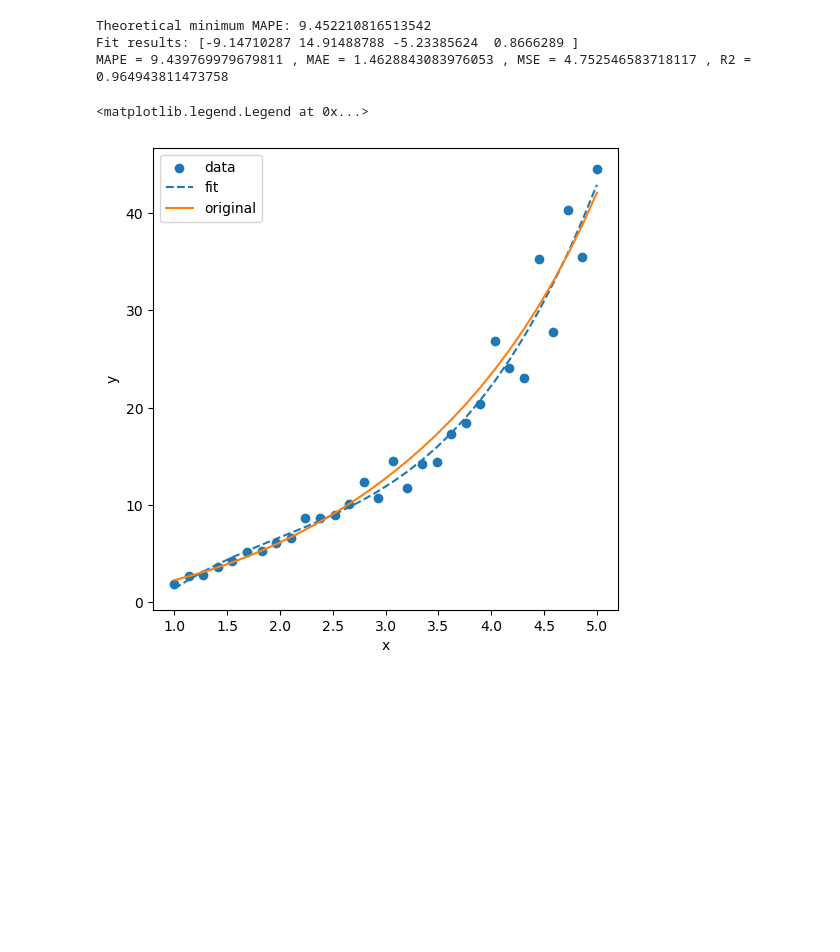
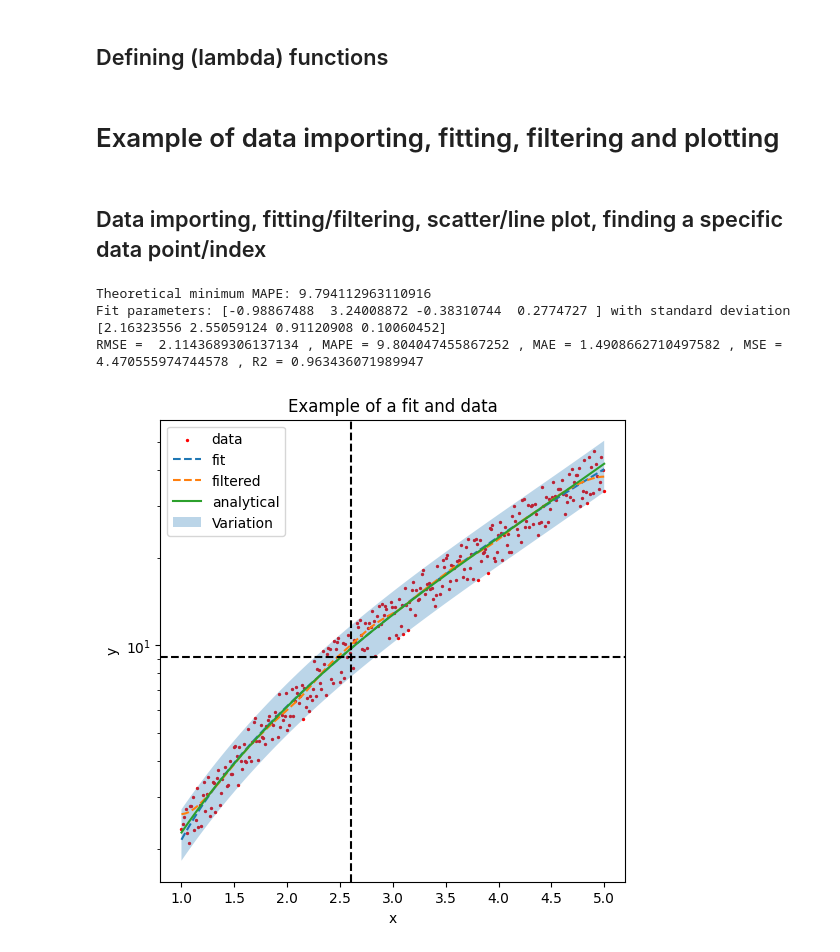
Before and after one commit to TimHeiszwolf/templates_and_scripts, a Jupyter notebook: StandardThings.ipynb, the cells around one changed output. Drawn from its saved outputs; the diff is of its cells as text; code cells hidden in the pictures; blank space fills up the shorter version.

```diff
--- a/StandardThings.ipynb
+++ b/StandardThings.ipynb
@@ -3,44 +50,65 @@
+# %% [markdown]
+## Defining (lambda) functions
+# %%
+exampleRealFunction = lambda x: np.exp(x)/10 + x**2 + np.sqrt(x)# https://realpython.com/python-lambda/
+
+def thirdOrderPolynomial(x, a: float, b: float, c=2, d=1):
+    """
+    A third order polynomial function.
+
+    This is the function that is going to be fitted with the data.
+    """
+    return a + b*x + c*x**2 + d*x**3
+# %% [markdown]
+# Example of data importing, fitting, filtering and plotting
+# %% [markdown]
+## Data importing, fitting/filtering, scatter/line plot, finding a specific data point/index
 # %%
-import numpy as np
-from scipy import optimize
-import matplotlib.pyplot as plt
-import sklearn.metrics as metrics
-import warnings
 
-def exampleRealFunction(x):
-    return np.exp(x)/10+x**2+np.sqrt(x)
-
-def thirdOrderPolynomial(x, a, b, c, d):
-    """
-    A third order polynomial function.
-
-    This is the function that is going to be fitted with the data.
-    """
-    return a + b*x + c*x**2 + d*x**3
-
-amountOfDatapoints = 30
+## Generating/getting data
+### From function
+amountOfDatapoints = 300
 variation = 0.2
 
 x = np.linspace(1, 5, num=amountOfDatapoints)
 y = exampleRealFunction(x) * ((2 * np.random.rand(amountOfDatapoints) - 1) * variation + 1)# Add random variation to y data
 print("Theoretical minimum MAPE:", 100*metrics.mean_absolute_percentage_error(y, exampleRealFunction(x)))
 
-popt, pcov = optimize.curve_fit(thirdOrderPolynomial, x, y)# Make the fit.
+## Fitting data
+startingParameters = [-10, 15, -5, 1]# Optional starting values of the parameters
+popt, pcov = optimize.curve_fit(thirdOrderPolynomial, x, y, startingParameters)# Make the fit.
 
 fit = thirdOrderPolynomial(x, *popt)# Get the results of the fit.
-print("Fit results:", popt)
-print("MAPE =", 100*metrics.mean_absolute_percentage_error(y, fit),", MAE =", metrics.mean_absolute_error(y, fit), ", MSE =", metrics.mean_squared_error(y, fit), ", R2 =", metrics.r2_score(y, fit))#https://scikit-learn.org/stable/modules/classes.html#module-sklearn.metrics
+print("Fit parameters:", popt, "with standard deviation", np.sqrt(np.diag(pcov)))
+print("RMSE = ", metrics.mean_squared_error(y, fit, squared=False), ", MAPE =", 100*metrics.mean_absolute_percentage_error(y, fit), ", MAE =", metrics.mean_absolute_error(y, fit), ", MSE =", metrics.mean_squared_error(y, fit), ", R2 =", metrics.r2_score(y, fit))#https://scikit-learn.org/stable/modules/classes.html#module-sklearn.metrics
 
+## Filtering data
+y_filter = scipy.ndimage.gaussian_filter(y, 10)# Apply a Gaussian filter (like time averaging) to smooth the curve.
+
+x_interpolation = np.linspace(1, 5, num=5*amountOfDatapoints)
+y_interpolation = np.interp(x_interpolation, x, y_filter)
+
+## Get the index of where y=10
+y_goal = 10
+index = (np.abs(y_filter - y_goal)).argmin()
+
+## Ploting data
 fig, ax = plt.subplots(1, 1, figsize = (6,6))# Make a plot.
-ax.scatter(x, y, label="data")
-ax.plot(x, fit, '--', label="fit")
-ax.plot(x, exampleRealFunction(x), label="original")
+ax.scatter(x, y, label="data", s=2, marker="o", color='r')
+ax.plot(x, fit, linestyle="--", label="fit")
+ax.plot(x, y_filter, linestyle="--", label="filtered")
+ax.plot(x, exampleRealFunction(x), label="analytical")
+ax.fill_between(x, exampleRealFunction(x)*(1+variation), exampleRealFunction(x)*(1-variation), alpha=0.3, label="Variation")
+ax.axvline(x[index], color="k", linestyle="--")
+ax.axhline(y[index], color="k", linestyle="--")
 ax.set_xlabel("x")
 ax.set_ylabel("y")
+ax.set_yscale('log')
+ax.set_title("Example of a fit and data")
 ax.legend()
+plt.show()
 # %% [output]
-Theoretical minimum MAPE: 9.452210816513542
-Fit results: [-9.14710287 14.91488788 -5.23385624  0.8666289 ]
-MAPE = 9.439769979679811 , MAE = 1.4628843083976053 , MSE = 4.752546583718117 , R2 = 0.964943811473758
+Theoretical minimum MAPE: 9.794112963110916
+Fit parameters: [-0.98867488  3.24008872 -0.38310744  0.2774727 ] with standard deviation [2.16323556 2.55059124 0.91120908 0.10060452]
+RMSE =  2.1143689306137134 , MAPE = 9.804047455867252 , MAE = 1.4908662710497582 , MSE = 4.470555974744578 , R2 = 0.963436071989947
-<matplotlib.legend.Legend at 0x...>
-[figure, old version]
+[figure, new version]
```
Also changed, not shown: parts of 24 cells of this notebook.
